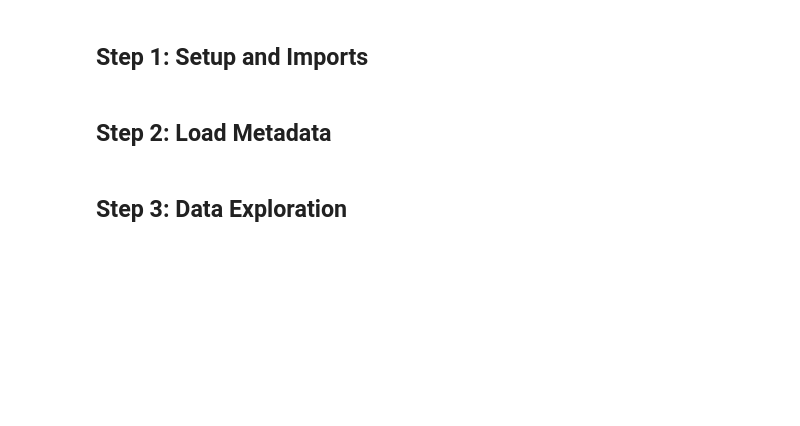
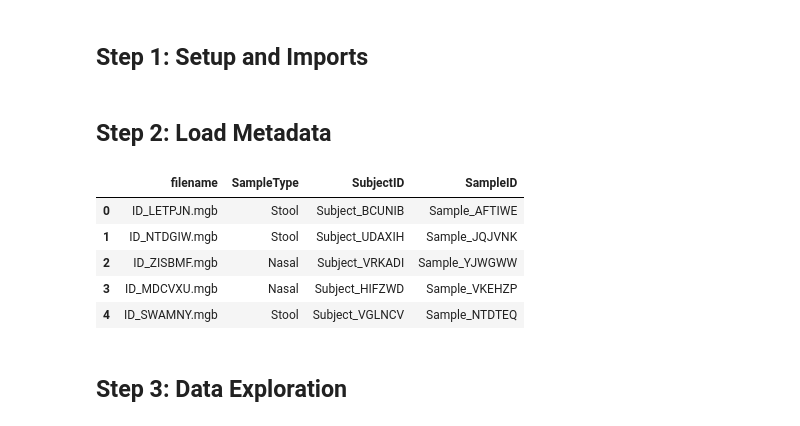
Before and after one commit to BoneTag/MPEG-G-Microbiome-Project, a Jupyter notebook: MPEG-G_Notebook2.ipynb, the cells around one changed output. Cells and saved outputs as stored; diff of their text form; code cells hidden in the pictures; blank space fills up the shorter version.

```diff
--- a/MPEG-G_Notebook2.ipynb
+++ b/MPEG-G_Notebook2.ipynb
@@ -35,6 +37,15 @@ train_df = pd.read_csv("Train.csv")
 test_df = pd.read_csv("Test.csv")
 train_subjects_df = pd.read_csv("Train_Subjects.csv")
 submission = pd.read_csv("SampleSubmission.csv")
+# %%
+train_df.head()
+# %% [output]
+|  | filename | SampleType | SubjectID | SampleID |
+| 0 | ID_LETPJN.mgb | Stool | Subject_BCUNIB | Sample_AFTIWE |
+| 1 | ID_NTDGIW.mgb | Stool | Subject_UDAXIH | Sample_JQJVNK |
+| 2 | ID_ZISBMF.mgb | Nasal | Subject_VRKADI | Sample_YJWGWW |
+| 3 | ID_MDCVXU.mgb | Nasal | Subject_HIFZWD | Sample_VKEHZP |
+| 4 | ID_SWAMNY.mgb | Stool | Subject_VGLNCV | Sample_NTDTEQ |
 # %% [markdown]
 ## Step 3: Data Exploration
 # %%
```
Also changed, not shown: parts of 10 cells of this notebook, 1 other file.
